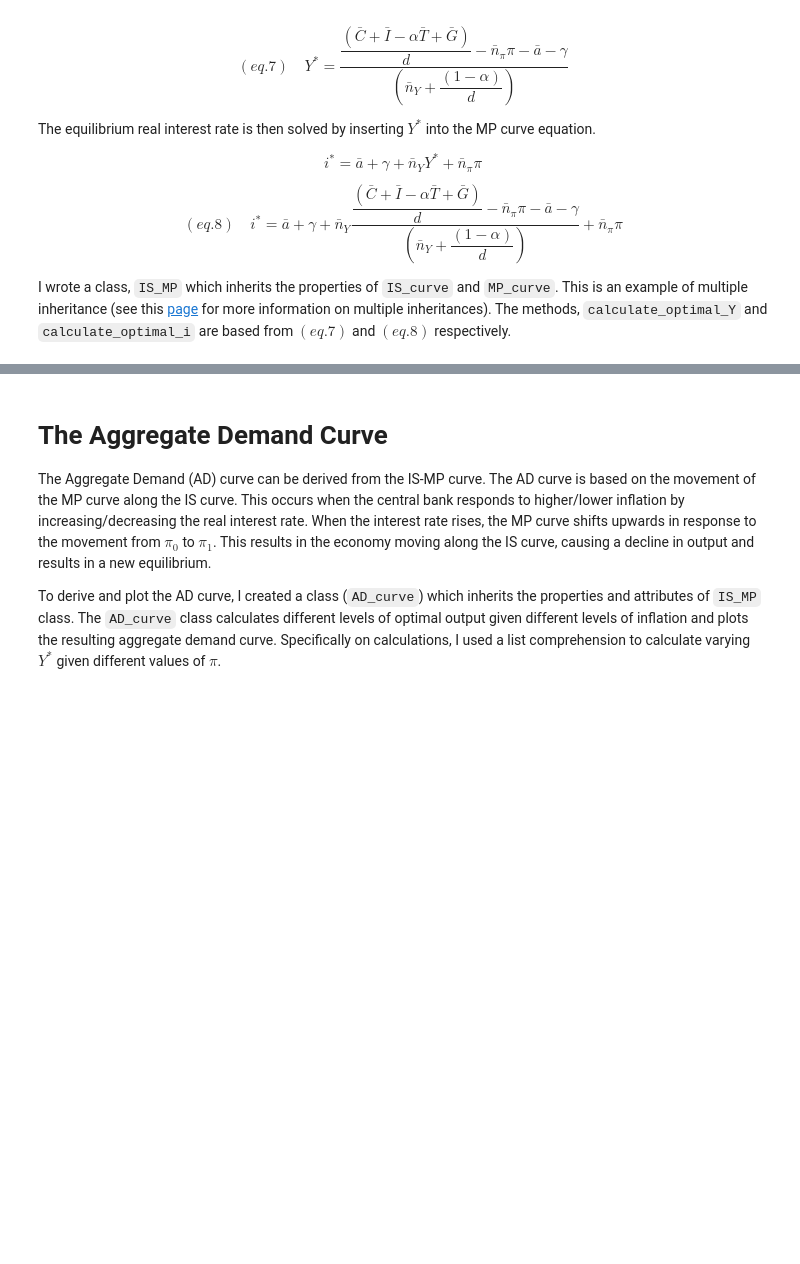
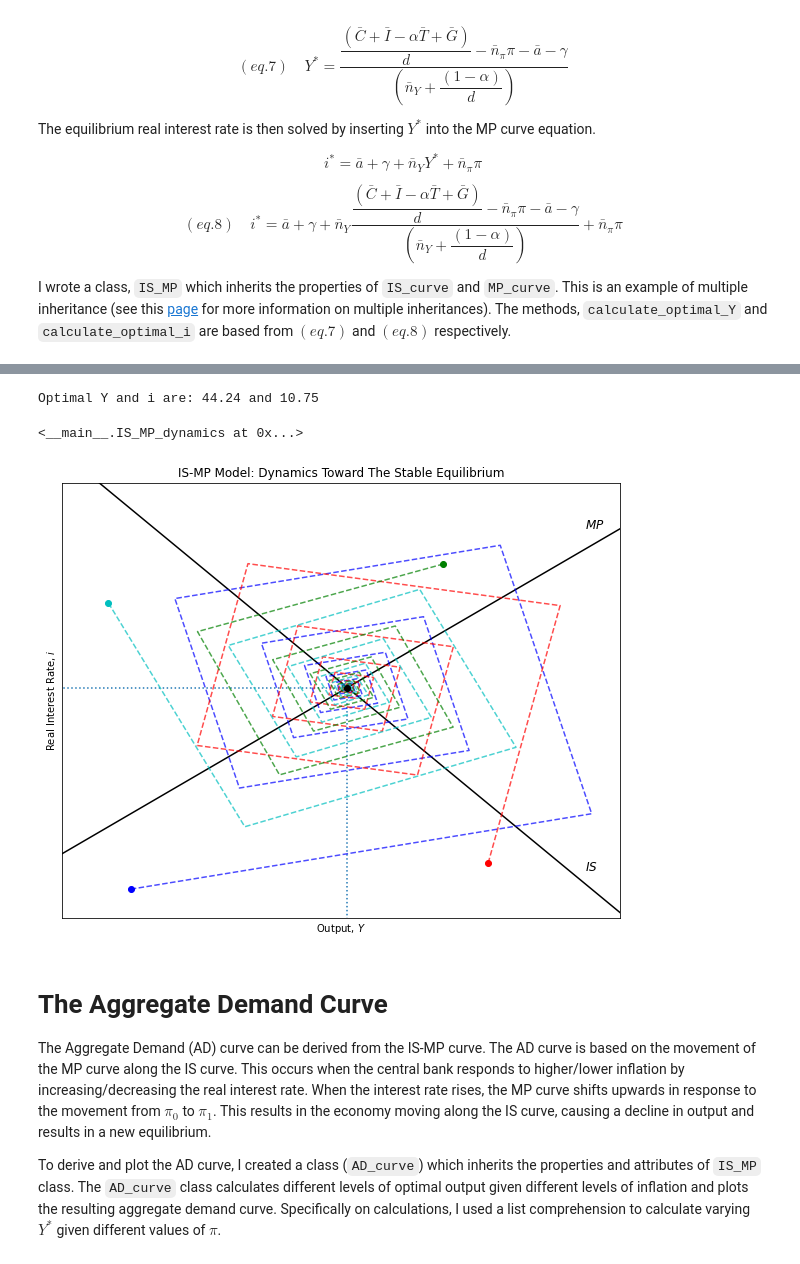
Before and after one commit to lj-valencia/Python-for-Economics, a Jupyter notebook: Closed Economy, IS-MP Model.ipynb, the cells around one changed output, grey strips where cells are left out. Saved outputs shown, nothing was run; the diff lists cells and outputs as text; code cells hidden in the pictures; blank space fills up the shorter version.

```diff
--- a/Closed Economy, IS-MP Model.ipynb
+++ b/Closed Economy, IS-MP Model.ipynb
@@ -282,3 +304,64 @@ Optimal Y and i are: 14.17 and 9.58
+# %%
+class IS_MP_dynamics(IS_MP):
+
+    def __init__(self):
+        super().__init__()
+        self.iterations = 30 # set the number of iterations;
+        self.calculate_dynamics() # call calculate dynamics to calculate dynamics;
+        self.plot_dynamics() # call plot_dynamics to plot the dynamics;
+
+    def calculate_dynamics(self):
+        """
+        """
+        # create a list of arbitrary disequilibrium points which are contained in tuples.
+        self.diseq_points = [(20, 3), (60, 4), (55, 15.5), (17.5, 14)]
+        # use a list comprehension to do the calculations which return tuples containing arrays
+        self.calc_values = [self.generate_calculations(points[0], points[1]) for points in self.diseq_points]
+
+    def generate_calculations(self, Y=0, i=0):
+        """
+        Generate calculations of disequilibrium points and convergence towards stable equilibrium
+        """
+        i_LM = np.zeros(self.iterations)
+        Y_IS = np.zeros(self.iterations)
+
+        Y_IS[0] = Y
+        i_LM[0] = i
+
+        for j in range(1, self.iterations): # loop through iterations;
+            Y_IS[j] = self.y_lv_IS(i_LM[j-1])
+            i_LM[j] = self.i_array_MP(self.pi, Y_IS[j-1])
+
+        iteration_results = (Y_IS, i_LM) # place arrays into a tuple;
+        return iteration_results
+
+    def plot_dynamics(self):
+        """
+        Plot the dynamics and the model
+        """
+        axes_range = [self.y_lv_IS(0)*0.15,
+                      self.y_lv_IS(0)*0.91,
+                      np.min(self.i_array_MP(self.pi, self.Y)),
+                      np.max(self.i_array_MP(self.pi, self.Y))*0.85]
+        fig, ax = plt.subplots(figsize=(10, 8))
+        ax.yaxis.set_major_locator(plt.NullLocator())  # Hide ticks
+        ax.xaxis.set_major_locator(plt.NullLocator())  # Hide ticks
+        ax.set(title="IS-MP Model: Dynamics Toward The Stable Equilibrium", xlabel=r'Output, $Y$', ylabel=r'Real Interest Rate, $i$')
+        ax.plot(self.Y, self.i_array_IS(self.Y), "k-") # call the r_array_IS to generate array of real interest rates for IS curve;
+        ax.plot(self.Y, self.i_array_MP(self.pi, self.Y), "k-") # call the r_array_MP to generate array of real interest rates for MP curve;
+        plt.axis(axes_range)
+        self.colour_lines = [("bo", "b--"), ("ro", "r--"), ("go", "g--"), ("co", "c--")] # list of colours
+        # loop through calculated values, disequilibrium points, and colours to generate plot dots and lines
+        for calc, diseq_points, colour in zip(self.calc_values, self.diseq_points, self.colour_lines):
+            plt.plot(diseq_points[0], diseq_points[1], colour[0]) # plot the disequilibrium points
+            plt.plot(calc[0], calc[1], colour[1], alpha=0.7) # plot the dashed lines
+        self._eqplottext(ax) # member function adds labels to the IS and MP curves, and the equilibrium dot point.
+
+IS_MP_dynamics() # call the class
+# %% [output]
+Optimal Y and i are: 44.24 and 10.75
+<__main__.IS_MP_dynamics at 0x...>
+[figure, added]
 # %% [markdown]
 # The Aggregate Demand Curve <a name="AD"></a>
 
```
Also changed, not shown: parts of 7 cells of this notebook.
